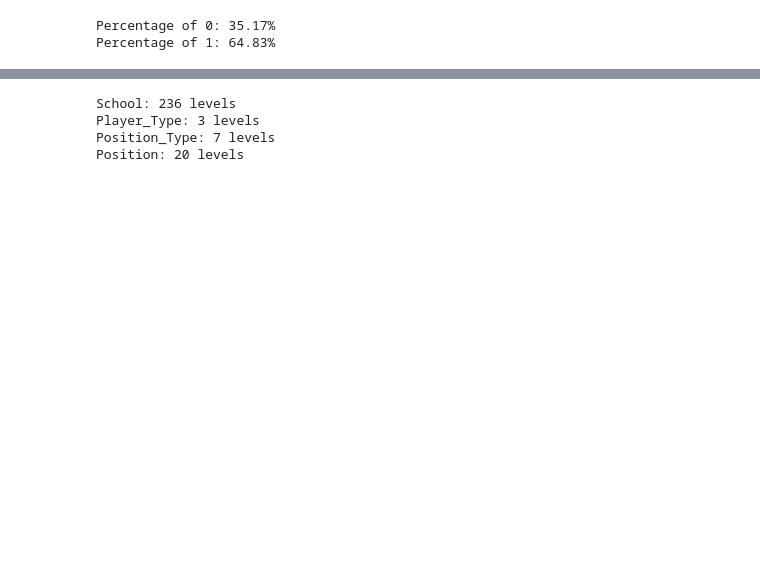
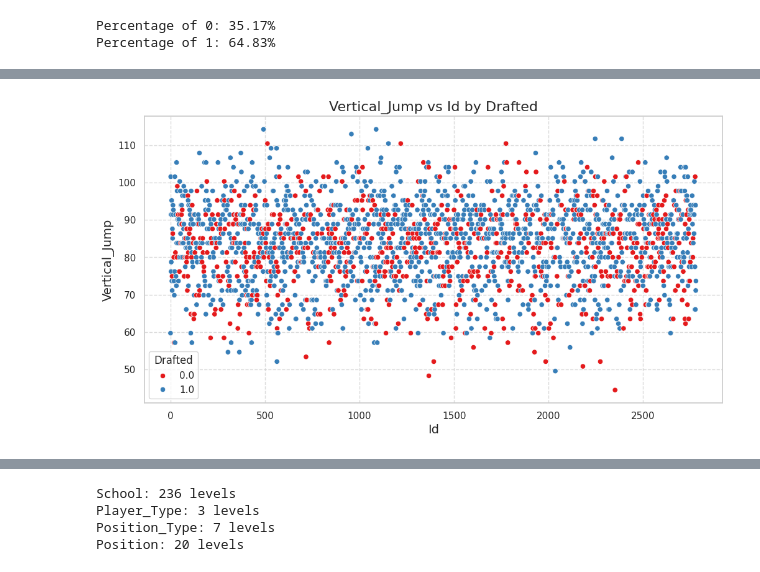
Before and after one commit to attractal/Competition2, a Jupyter notebook: pro.ipynb, the cells around one changed output, grey strips where cells are left out. Drawn from its saved outputs; the diff is of its cells as text; code cells hidden in the pictures; blank space fills up the shorter version.

```diff
--- a/pro.ipynb
+++ b/pro.ipynb
@@ -189,0 +202,12 @@ plt.show()
+# %%
+# 横軸にId、縦軸にVertical_Jumpをプロット
+# Dratedごとに色分け
+plt.figure(figsize=(12, 6))
+sns.scatterplot(data=train, x='Id', y='Vertical_Jump', hue='Drafted', palette='Set1')
+plt.title('Vertical_Jump vs Id by Drafted', fontsize=16)
+plt.xlabel('Id', fontsize=14)
+plt.ylabel('Vertical_Jump', fontsize=14)
+plt.grid(linestyle='--', alpha=0.7)
+plt.show()
+# %% [output]
+[figure, added]
```
Also changed, not shown: parts of 14 cells of this notebook, 1 other file.
